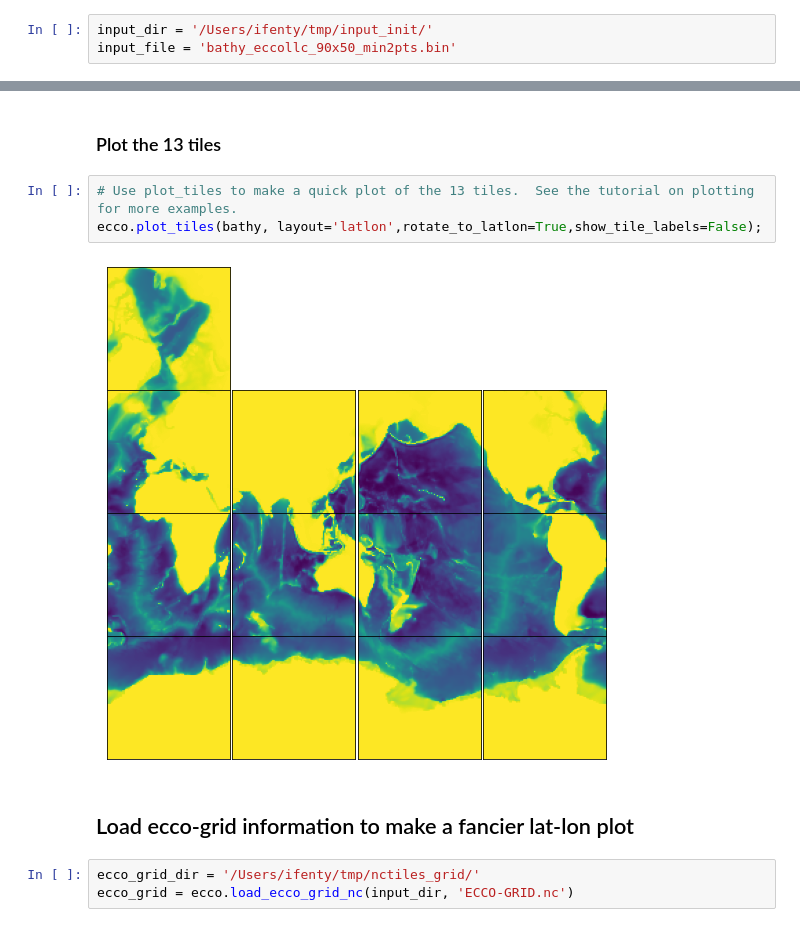
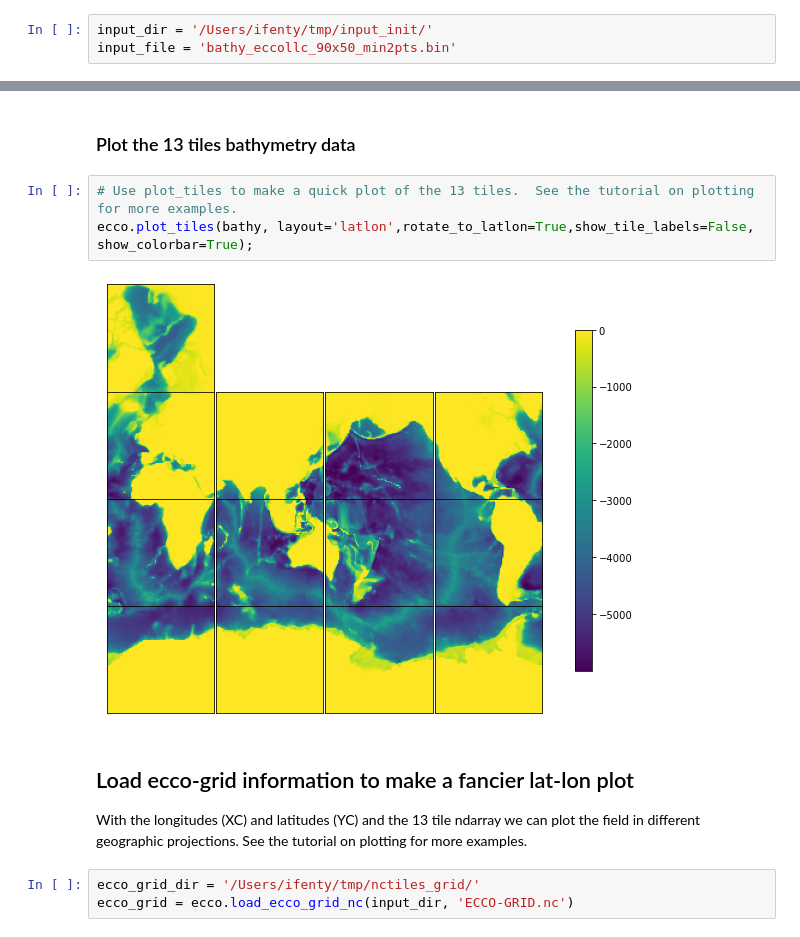
Before and after one commit to ECCO-GROUP/ECCO-v4-Python-Tutorial, a Jupyter notebook: Tutorials_as_Jupyter_Notebooks/ECCO_v4_Loading_LLC_compact_binary_files.ipynb, the cells around one changed output, grey strips where cells are left out. Cells and saved outputs as stored; diff of their text form.

```diff
--- a/Tutorials_as_Jupyter_Notebooks/ECCO_v4_Loading_LLC_compact_binary_files.ipynb
+++ b/Tutorials_as_Jupyter_Notebooks/ECCO_v4_Loading_LLC_compact_binary_files.ipynb
@@ -101,12 +94,14 @@ print(type(bathy[0,0,0]))
 # %% [markdown]
-### Plot the 13 tiles
+### Plot the 13 tiles bathymetry data
 # %%
 # Use plot_tiles to make a quick plot of the 13 tiles.  See the tutorial on plotting for more examples.
-ecco.plot_tiles(bathy, layout='latlon',rotate_to_latlon=True,show_tile_labels=False);
+ecco.plot_tiles(bathy, layout='latlon',rotate_to_latlon=True,show_tile_labels=False, show_colorbar=True);
 # %% [output]
-[figure, old version]
+[figure, new version]
 # %% [markdown]
 ## Load ecco-grid information to make a fancier lat-lon plot
+
+With the longitudes (XC) and latitudes (YC) and the 13 tile ndarray we can plot the field in different geographic projections.  See the tutorial on plotting for more examples.
 # %%
 ecco_grid_dir = '/Users/ifenty/tmp/nctiles_grid/'
 ecco_grid = ecco.load_ecco_grid_nc(input_dir, 'ECCO-GRID.nc')
```
Also changed, not shown: parts of 41 cells of this notebook, 1 other file.
